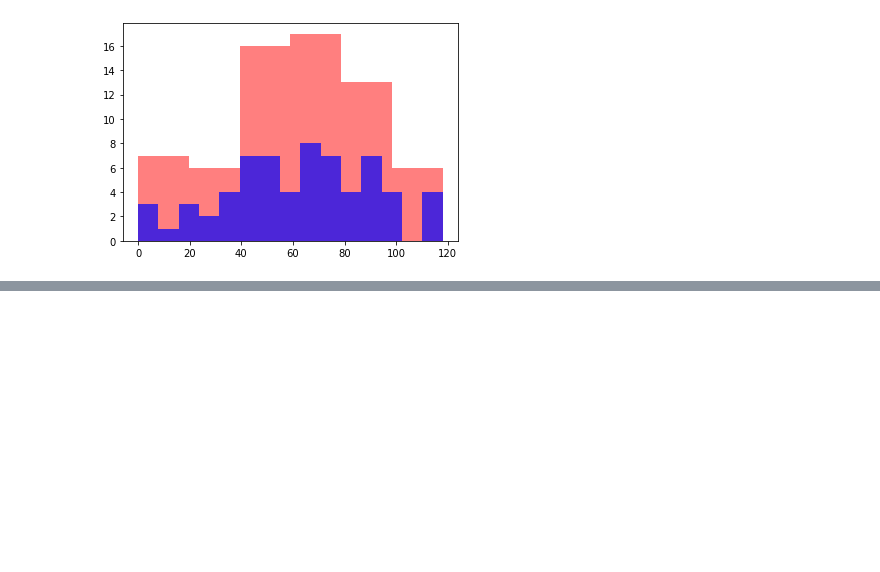
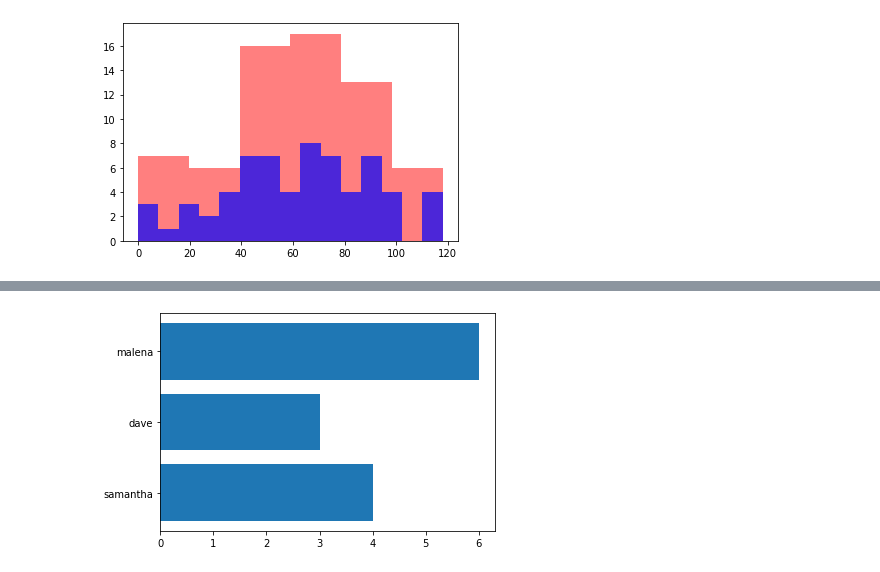
Before and after one commit to mrodriguezalas/escuela-alphacen-python, a Jupyter notebook: Day 1/day1_tutorial_part2.ipynb, the cells around one changed output, grey strips where cells are left out. Saved outputs shown, nothing was run; the diff lists cells and outputs as text; code cells hidden in the pictures; blank space fills up the shorter version.

```diff
--- a/Day 1/day1_tutorial_part2.ipynb
+++ b/Day 1/day1_tutorial_part2.ipynb
@@ -242,0 +467,7 @@ The 'normed' kwarg was deprecated in Matplotlib 2.1 and will be removed in 3.1.
+# %%
+tick_labels = ('samantha','dave','malena')
+plt.barh([1,2,3],[4,3,6])
+plt.yticks([1,2,3],tick_labels)
+plt.show()
+# %% [output]
+[figure, added]
```
Also changed, not shown: parts of 58 cells of this notebook.
